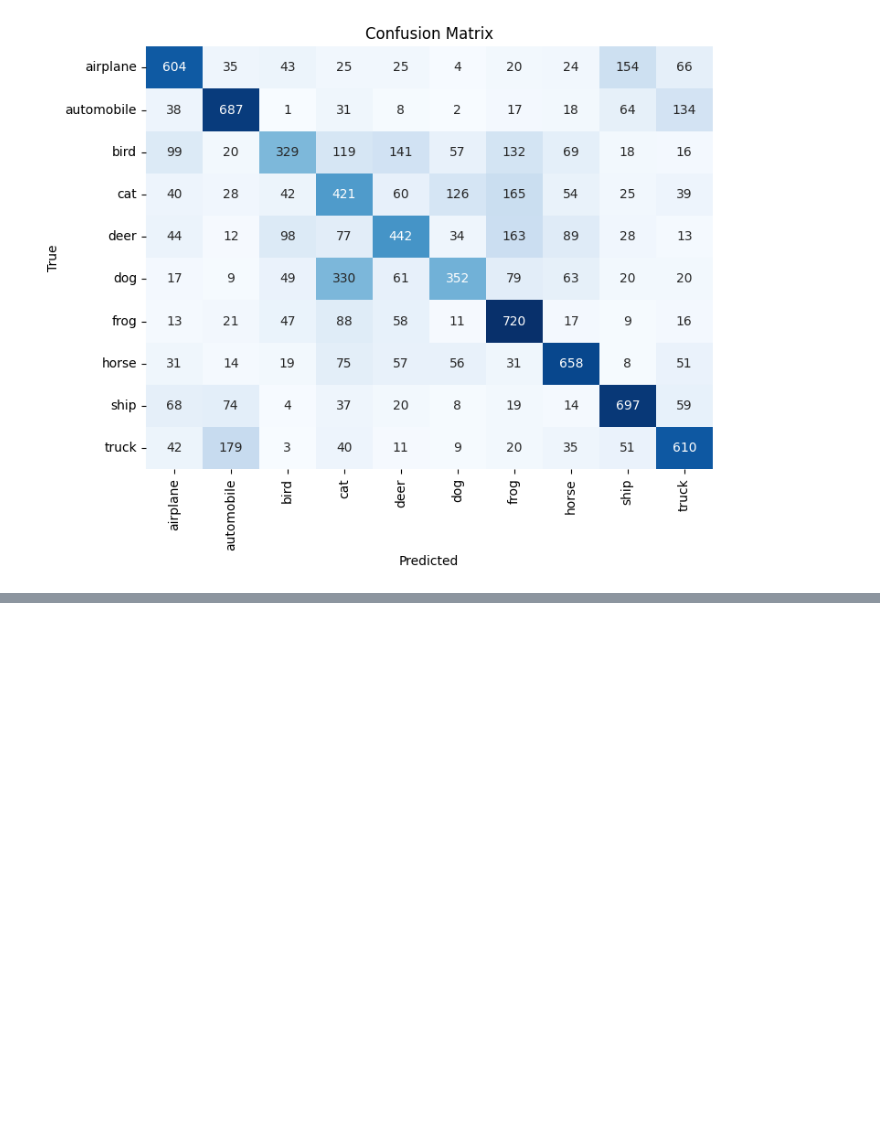
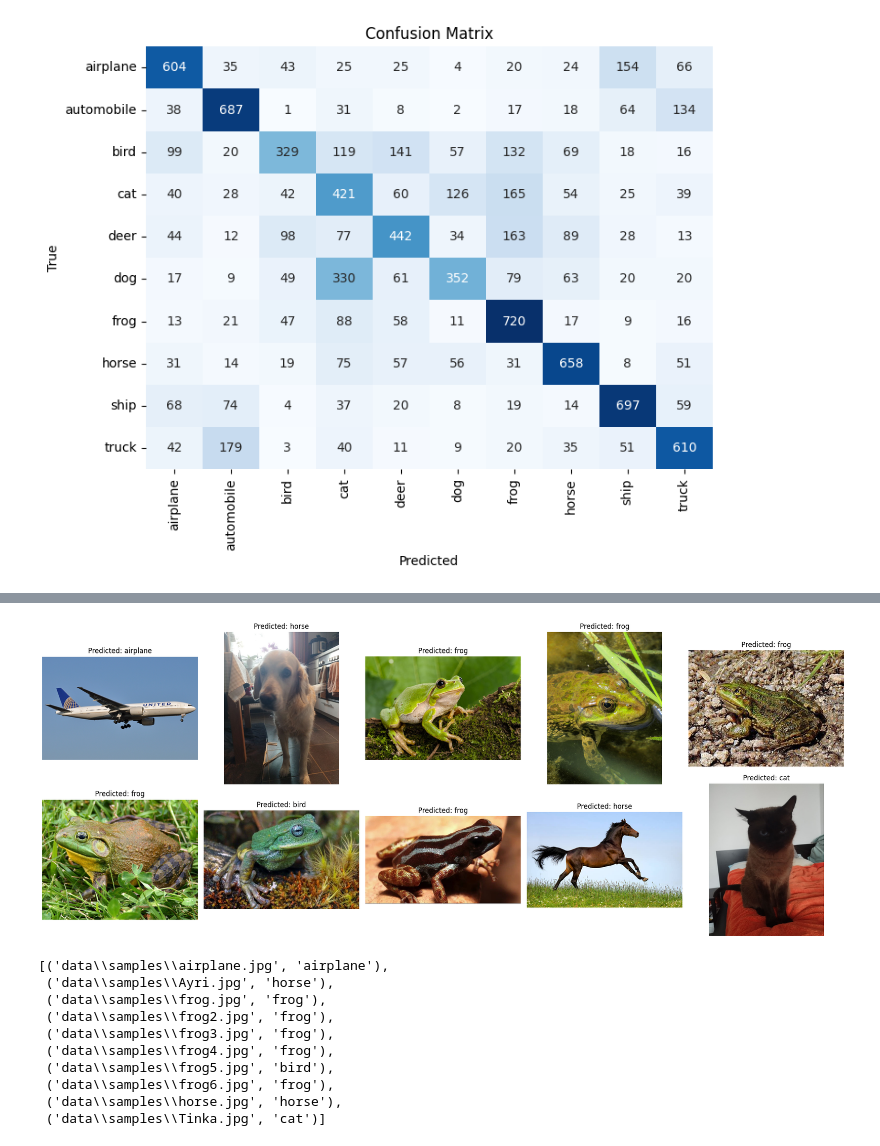
Before and after one commit to ayri77/CIFAR10-Torch-Classifier, a Jupyter notebook: evaluate.ipynb, the cells around one changed output, grey strips where cells are left out. Cells and saved outputs as stored; diff of their text form; code cells hidden in the pictures; blank space fills up the shorter version.

```diff
--- a/evaluate.ipynb
+++ b/evaluate.ipynb
@@ -99,0 +109,17 @@ model.show_misclassified(data_loader=test_loader, class_names=class_names, max_i
+# %%
+# make prediction for a single image
+images_path = os.path.join("data","samples")
+
+model.predict_images(directory=images_path, transform=full_transform, class_names=class_names)
+# %% [output]
+[figure, added]
+[('data\\samples\\airplane.jpg', 'airplane'),
+ ('data\\samples\\Ayri.jpg', 'horse'),
+ ('data\\samples\\frog.jpg', 'frog'),
+ ('data\\samples\\frog2.jpg', 'frog'),
+ ('data\\samples\\frog3.jpg', 'frog'),
+ ('data\\samples\\frog4.jpg', 'frog'),
+ ('data\\samples\\frog5.jpg', 'bird'),
+ ('data\\samples\\frog6.jpg', 'frog'),
+ ('data\\samples\\horse.jpg', 'horse'),
+ ('data\\samples\\Tinka.jpg', 'cat')]
```
Also changed, not shown: parts of 4 cells of this notebook, 13 other files.
